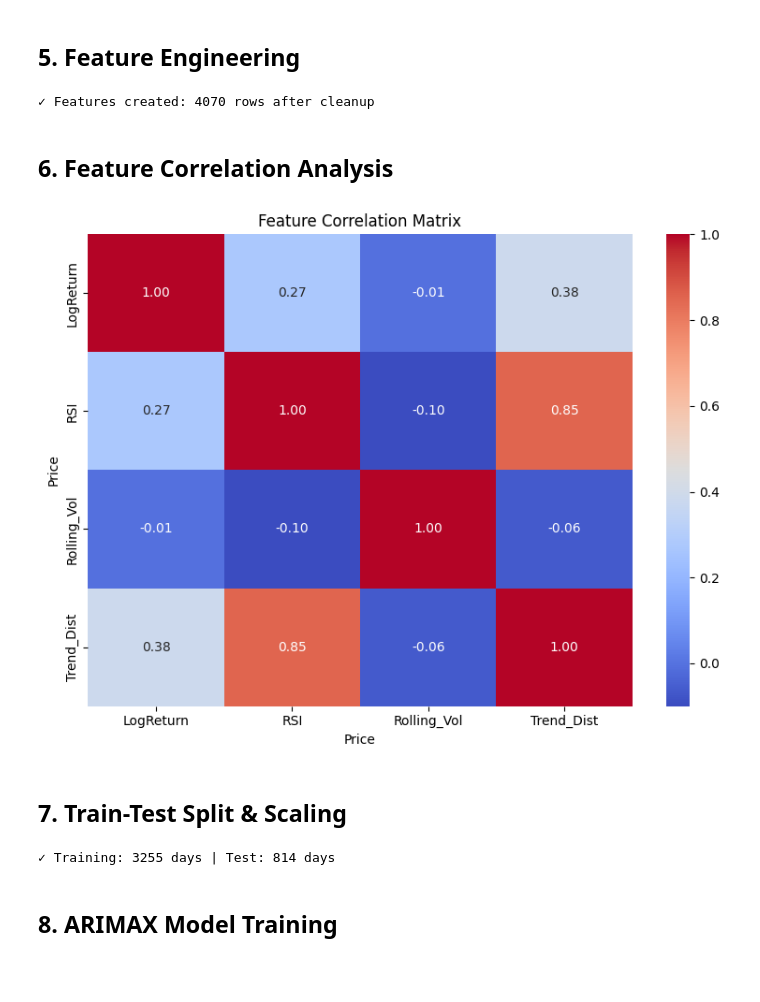
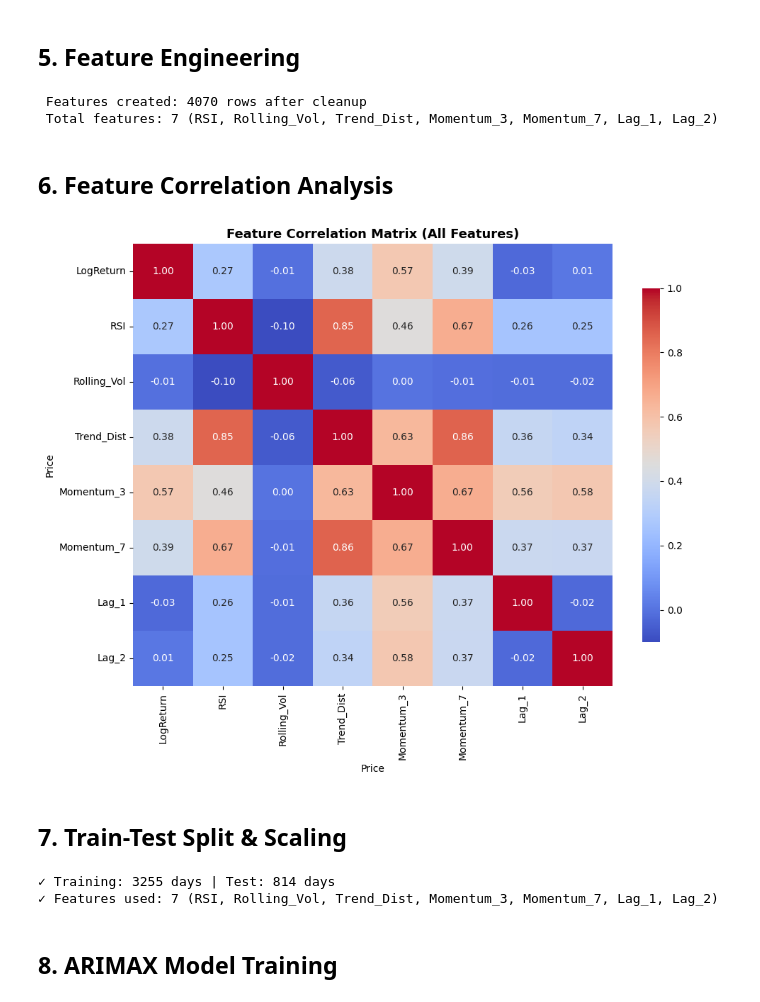
Before and after one commit to PossibleBoi/BTC_Final, a Jupyter notebook: BTC_Directional_Forecast_Clean.ipynb, the cells around one changed output. Saved outputs shown, nothing was run; the diff lists cells and outputs as text; code cells hidden in the pictures; blank space fills up the shorter version.

```diff
--- a/BTC_Directional_Forecast_Clean.ipynb
+++ b/BTC_Directional_Forecast_Clean.ipynb
@@ -124,30 +163,39 @@ def calculate_rsi(series, period=14):
     rs = gain / loss
     return 100 - (100 / (1 + rs))
 
-# Create features
+# Create base features
 btc['RSI'] = calculate_rsi(btc['Close'])
 btc['Rolling_Vol'] = btc['LogReturn'].rolling(window=30).std()
 btc['SMA_20'] = btc['Close'].rolling(window=20).mean()
 btc['Trend_Dist'] = (btc['Close'] / btc['SMA_20']) - 1
 
+# Momentum features (rate of price change over N days)
+btc['Momentum_3'] = btc['Close'].pct_change(3)    # 3-day momentum
+btc['Momentum_7'] = btc['Close'].pct_change(7)    # 7-day momentum
+
+# Lag features (past returns for memory)
+btc['Lag_1'] = btc['LogReturn'].shift(1)          # Yesterday's return
+btc['Lag_2'] = btc['LogReturn'].shift(2)          # 2 days ago return
+
 # Drop NaN rows
 btc.dropna(inplace=True)
 
-print(f"✓ Features created: {len(btc)} rows after cleanup")
+print(f" Features created: {len(btc)} rows after cleanup")
+print(f" Total features: 7 (RSI, Rolling_Vol, Trend_Dist, Momentum_3, Momentum_7, Lag_1, Lag_2)")
 # %% [output]
-✓ Features created: 4070 rows after cleanup
+ Features created: 4070 rows after cleanup
+ Total features: 7 (RSI, Rolling_Vol, Trend_Dist, Momentum_3, Momentum_7, Lag_1, Lag_2)
 # %% [markdown]
 ## 6. Feature Correlation Analysis
 # %%
 # Correlation heatmap
-plt.figure(figsize=(8, 6))
-corr_features = ['LogReturn', 'RSI', 'Rolling_Vol', 'Trend_Dist']
-sns.heatmap(btc[corr_features].corr(), annot=True, cmap='coolwarm', fmt=".2f")
-plt.title('Feature Correlation Matrix')
+plt.figure(figsize=(10, 8))
+corr_features = ['LogReturn', 'RSI', 'Rolling_Vol', 'Trend_Dist', 'Momentum_3', 'Momentum_7', 'Lag_1', 'Lag_2']
+sns.heatmap(btc[corr_features].corr(), annot=True, cmap='coolwarm', fmt=".2f", cbar_kws={'shrink': 0.8})
+plt.title('Feature Correlation Matrix (All Features)', fontsize=13, fontweight='bold')
 plt.tight_layout()
-plt.show()
 # %% [output]
-[figure, old version]
+[figure, new version]
 # %% [markdown]
 ## 7. Train-Test Split & Scaling
 # %%
@@ -156,7 +204,7 @@ y = btc['LogReturn']
 
 # CRITICAL FIX: Shift features by 1 day to avoid look-ahead bias
 # We use YESTERDAY's features to predict TODAY's return
-exog_features = ['RSI', 'Rolling_Vol', 'Trend_Dist']
+exog_features = ['RSI', 'Rolling_Vol', 'Trend_Dist', 'Momentum_3', 'Momentum_7', 'Lag_1', 'Lag_2']
 X = btc[exog_features].shift(1)  # Shift features by 1 day
 
 # Drop NaN rows created by shifting
@@ -181,8 +229,10 @@ X_test = pd.DataFrame(scaler.transform(X_test_raw),
                       index=X_test_raw.index, columns=X_test_raw.columns)
 
 print(f"✓ Training: {len(y_train)} days | Test: {len(y_test)} days")
+print(f"✓ Features used: {len(exog_features)} (RSI, Rolling_Vol, Trend_Dist, Momentum_3, Momentum_7, Lag_1, Lag_2)")
 # %% [output]
 ✓ Training: 3255 days | Test: 814 days
+✓ Features used: 7 (RSI, Rolling_Vol, Trend_Dist, Momentum_3, Momentum_7, Lag_1, Lag_2)
 # %% [markdown]
 ## 8. ARIMAX Model Training
 # %%
```
Also changed, not shown: parts of 13 cells of this notebook, 5 other files.
